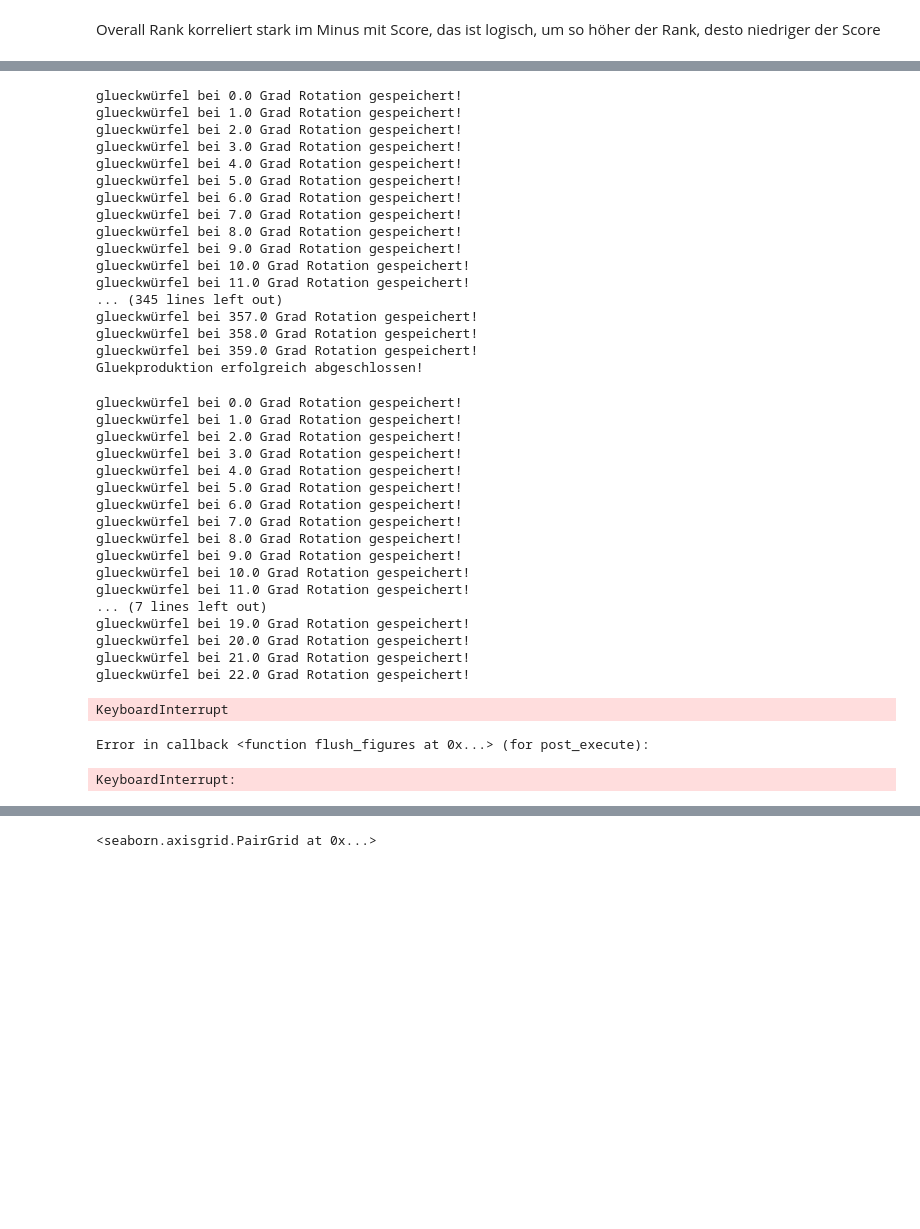
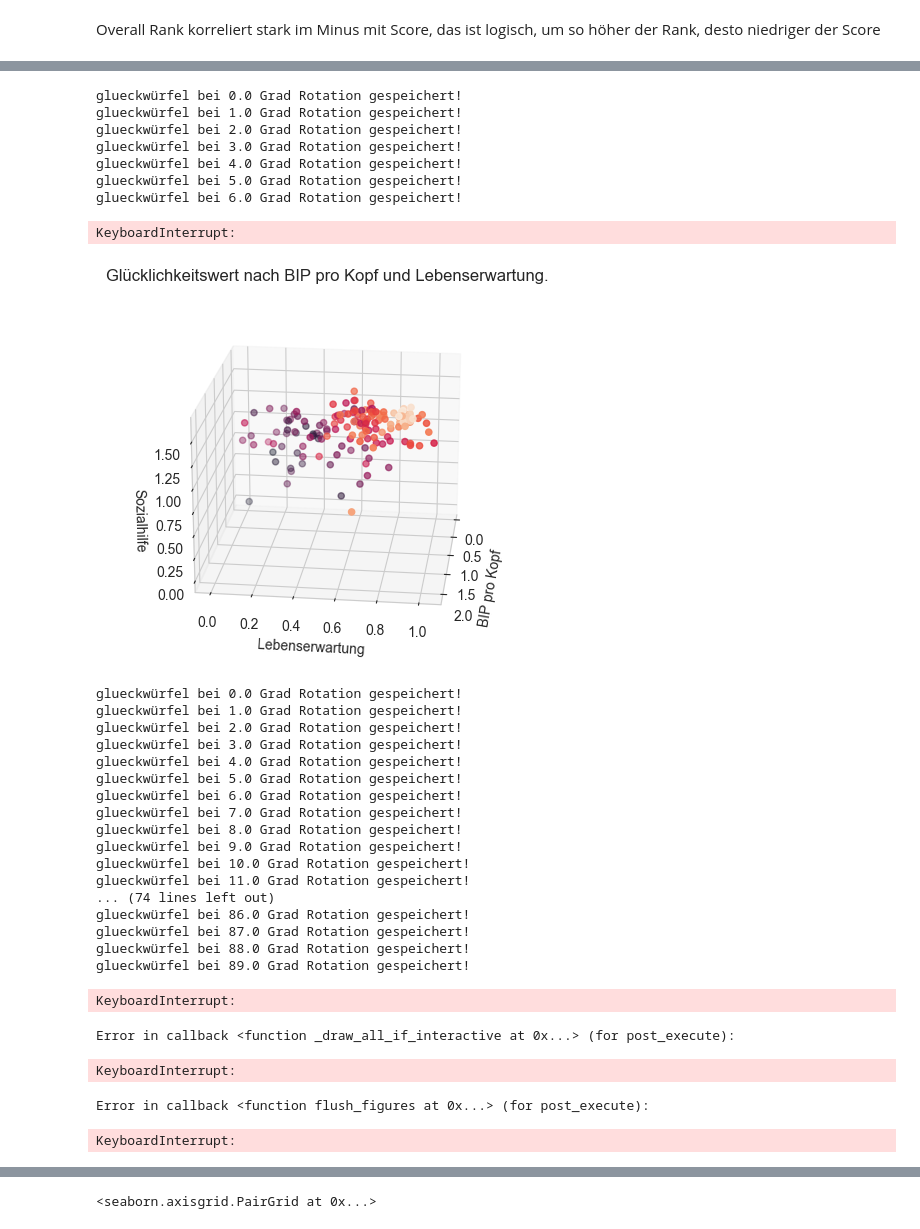
Before and after one commit to StefanDataCraft/Praxis_DV_1, a Jupyter notebook: 2018_2019.ipynb, the cells around one changed output, grey strips where cells are left out. Saved outputs shown, nothing was run; the diff lists cells and outputs as text; code cells hidden in the pictures; blank space fills up the shorter version.

```diff
--- a/2018_2019.ipynb
+++ b/2018_2019.ipynb
@@ -200,47 +200,39 @@ for column in columns:
 # %%
 # Stefan version
 drehung = np.linspace(0, 359, 360)
 for grad in drehung:
     ax = plt.axes(projection='3d')
-    ax.scatter(with_german_columns_2018_2019['BIP pro Kopf'], with_german_columns_2018_2019['Gesunde Lebenserwartung'], with_german_columns_2018_2019["Glücklichkeitswert"], c=with_german_columns_2018_2019['Jahr'])
+    ax.scatter(with_german_columns_2018['BIP pro Kopf'], with_german_columns_2018['Gesunde Lebenserwartung'], with_german_columns_2018["Sozialhilfe"], c=with_german_columns_2018['Glücklichkeitswert'])
     cbar = fig.colorbar(scatter)
     ax.set_xlabel('BIP pro Kopf')
     ax.set_ylabel('Lebenserwartung')
-    ax.set_zlabel('Glücklichkeitswert')
+    ax.set_zlabel('Sozialhilfe')
     ax.set_title('Glücklichkeitswert nach BIP pro Kopf und Lebenserwartung.')
     ax.view_init(20, grad)
     plt.savefig(fname=fr'export/rotation/bild{int(grad):0>3d}.png', dpi=72)
     print(f'glueckwürfel bei {grad} Grad Rotation gespeichert!')
     plt.close()
 print('Gluekproduktion erfolgreich abgeschlossen!')
 # %% [output]
 glueckwürfel bei 0.0 Grad Rotation gespeichert!
 glueckwürfel bei 1.0 Grad Rotation gespeichert!
 glueckwürfel bei 2.0 Grad Rotation gespeichert!
 glueckwürfel bei 3.0 Grad Rotation gespeichert!
 glueckwürfel bei 4.0 Grad Rotation gespeichert!
 glueckwürfel bei 5.0 Grad Rotation gespeichert!
 glueckwürfel bei 6.0 Grad Rotation gespeichert!
-glueckwürfel bei 7.0 Grad Rotation gespeichert!
-glueckwürfel bei 8.0 Grad Rotation gespeichert!
-glueckwürfel bei 9.0 Grad Rotation gespeichert!
-glueckwürfel bei 10.0 Grad Rotation gespeichert!
-glueckwürfel bei 11.0 Grad Rotation gespeichert!
-... (345 lines left out)
-glueckwürfel bei 357.0 Grad Rotation gespeichert!
-glueckwürfel bei 358.0 Grad Rotation gespeichert!
-glueckwürfel bei 359.0 Grad Rotation gespeichert!
-Gluekproduktion erfolgreich abgeschlossen!
+KeyboardInterrupt:
+[figure, added]
 # %%
 #Chatgpt version
 
 # Sample data
-x = with_german_columns_2018_2019['BIP pro Kopf']
-y = with_german_columns_2018_2019['Gesunde Lebenserwartung']
-z = with_german_columns_2018_2019["Glücklichkeitswert"]
+x = with_german_columns_2018['BIP pro Kopf']
+y = with_german_columns_2018['Gesunde Lebenserwartung']
+z = with_german_columns_2018["Sozialhilfe"]
 
-colors = with_german_columns_2018_2019['Jahr']
-cmap = plt.get_cmap('tab10')
+colors = with_german_columns_2018['Glücklichkeitswert']
+#cmap = plt.get_cmap('tab10')
 drehung = np.linspace(0, 359, 360)
 
 # Create a 3D axes
@@ -250,16 +242,16 @@ ax = fig.add_subplot(projection='3d')
 # Loop through different rotations
 for grad in drehung:
     ax.clear()
-    scatter = ax.scatter(x, y, z, c=colors, cmap=cmap)
+    scatter = ax.scatter(x, y, z, c=colors, cmap="magma")
 
     # Add a color bar to show the mapping of values to colors
     cbar = fig.colorbar(scatter)
-
     ax.set_xlabel('BIP pro Kopf')
     ax.set_ylabel('Lebenserwartung')
-    ax.set_zlabel('Glücklichkeitswert')
-    ax.set_title('Glücklichkeitswert nach BIP pro Kopf und Lebenserwartung.')
-    ax.view_init(20, grad)
+    ax.set_zlabel('Sozialhilfe')
+    ax.set_title('Glücklichkeitswert nach BIP pro Kopf, Lebenserwartung und Sozialhilfe.')
+    #ax.view_init(20, grad)
+    ax.view_init(20, grad % 360)
 
     # Save the plot with a color legend
     plt.savefig(fname=f'export/rotation/bild{int(grad):0>3d}.png', dpi=72)
@@ -279,11 +271,13 @@ glueckwürfel bei 8.0 Grad Rotation gespeichert!
 glueckwürfel bei 9.0 Grad Rotation gespeichert!
 glueckwürfel bei 10.0 Grad Rotation gespeichert!
 glueckwürfel bei 11.0 Grad Rotation gespeichert!
-... (7 lines left out)
-glueckwürfel bei 19.0 Grad Rotation gespeichert!
-glueckwürfel bei 20.0 Grad Rotation gespeichert!
-glueckwürfel bei 21.0 Grad Rotation gespeichert!
-glueckwürfel bei 22.0 Grad Rotation gespeichert!
+... (74 lines left out)
+glueckwürfel bei 86.0 Grad Rotation gespeichert!
+glueckwürfel bei 87.0 Grad Rotation gespeichert!
+glueckwürfel bei 88.0 Grad Rotation gespeichert!
+glueckwürfel bei 89.0 Grad Rotation gespeichert!
-KeyboardInterrupt
+KeyboardInterrupt:
-Error in callback <function flush_figures at 0x...> (for post_execute):
+Error in callback <function _draw_all_if_interactive at 0x...> (for post_execute):
 KeyboardInterrupt:
+Error in callback <function flush_figures at 0x...> (for post_execute):
+KeyboardInterrupt:
```
Also changed, not shown: parts of 2 cells of this notebook.
